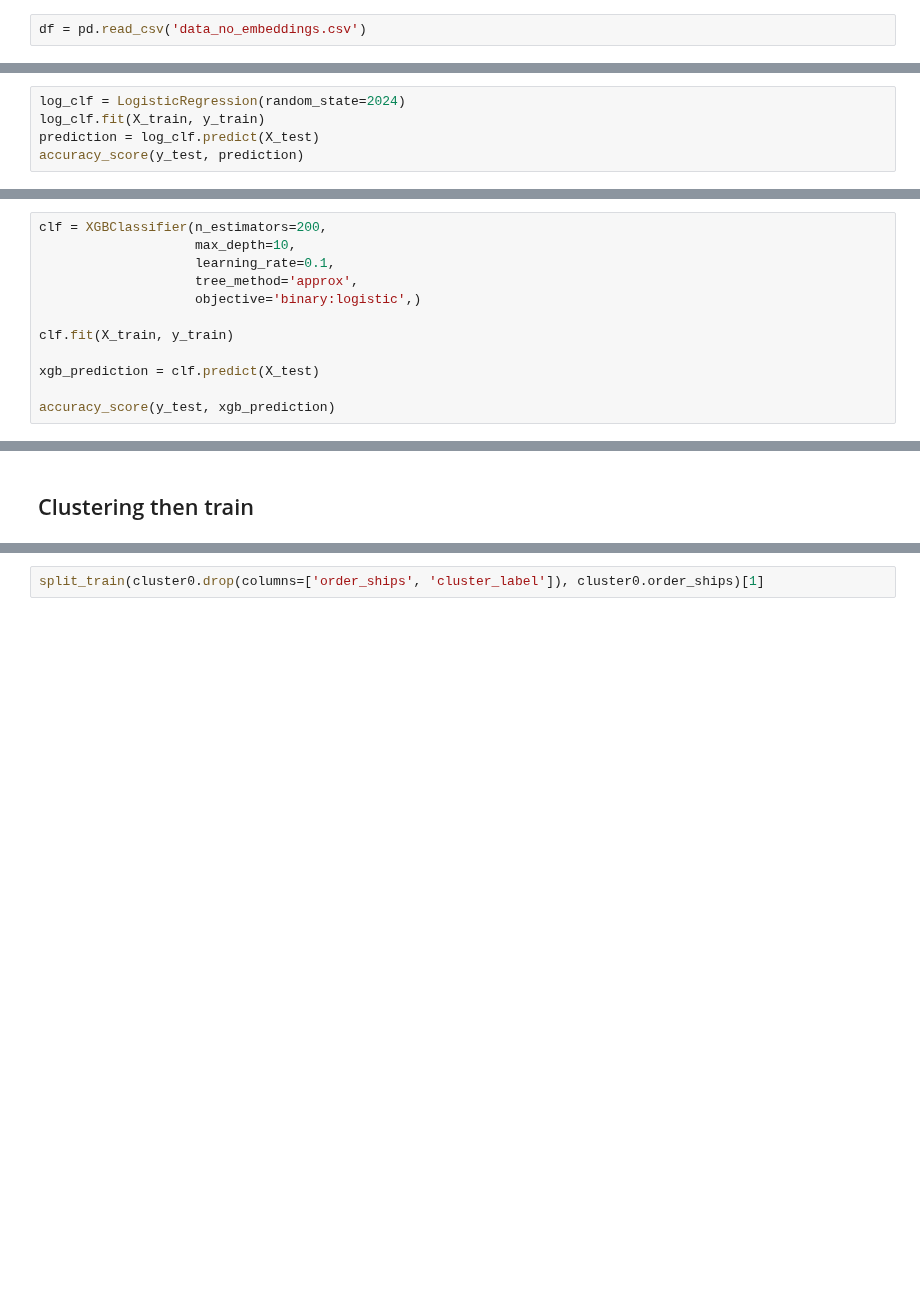
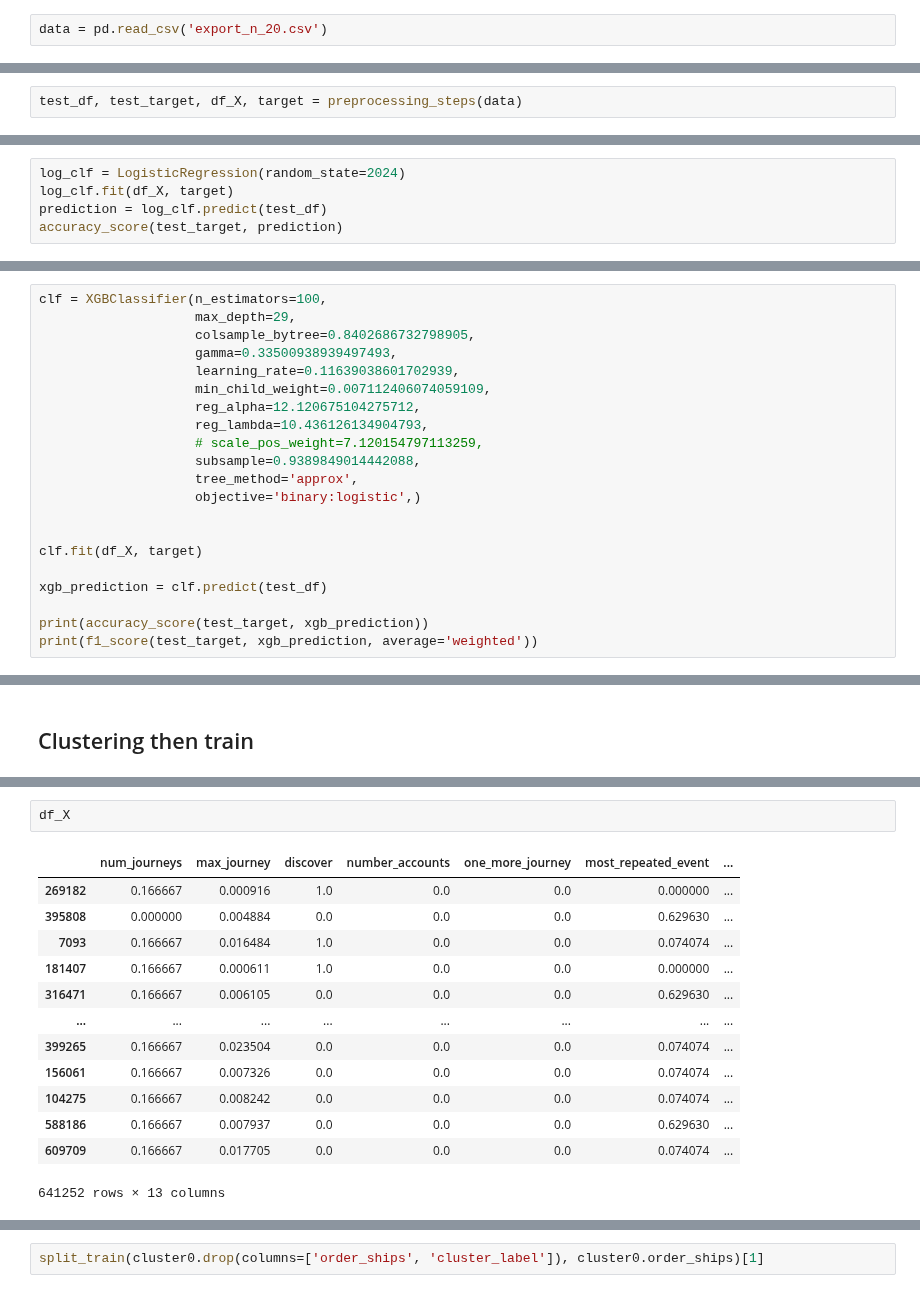
Before and after one commit to taroii/STATSM148, a Jupyter notebook: Python-Files/darren_simple_model_training.ipynb, the cells around one changed output, grey strips where cells are left out. Saved outputs shown, nothing was run; the diff lists cells and outputs as text; blank space fills up the shorter version.

```diff
--- a/Python-Files/darren_simple_model_training.ipynb
+++ b/Python-Files/darren_simple_model_training.ipynb
@@ -14,4 +14,4 @@ import tqdm.notebook
 # %% [markdown]
 # Read in available data
 # %%
-df = pd.read_csv('data_no_embeddings.csv')
+data = pd.read_csv('export_n_20.csv')
@@ -46,3 +46,5 @@ sum(df.order_ships)
+# %%
+test_df, test_target, df_X, target = preprocessing_steps(data)
 # %%
 def scaler(col):
     return (col - np.min(col)) / (np.max(col) - np.min(col))
@@ -68,7 +71,7 @@ X_train, X_test, y_train, y_test = train_test_split(df_X, target, train_size=.8,
 ## Models
 # %%
 log_clf = LogisticRegression(random_state=2024)
-log_clf.fit(X_train, y_train)
-prediction = log_clf.predict(X_test)
-accuracy_score(y_test, prediction)
+log_clf.fit(df_X, target)
+prediction = log_clf.predict(test_df)
+accuracy_score(test_target, prediction)
 # %% [output]
@@ -76,13 +79,22 @@ accuracy_score(y_test, prediction)
 # %%
-clf = XGBClassifier(n_estimators=200,
-                    max_depth=10,
-                    learning_rate=0.1,
+clf = XGBClassifier(n_estimators=100,
+                    max_depth=29,
+                    colsample_bytree=0.8402686732798905,
+                    gamma=0.33500938939497493,
+                    learning_rate=0.11639038601702939,
+                    min_child_weight=0.007112406074059109,
+                    reg_alpha=12.120675104275712,
+                    reg_lambda=10.436126134904793,
+                    # scale_pos_weight=7.120154797113259,
+                    subsample=0.9389849014442088,
                     tree_method='approx',
                     objective='binary:logistic',)
 
-clf.fit(X_train, y_train)
 
-xgb_prediction = clf.predict(X_test)
+clf.fit(df_X, target)
 
-accuracy_score(y_test, xgb_prediction)
+xgb_prediction = clf.predict(test_df)
+
+print(accuracy_score(test_target, xgb_prediction))
+print(f1_score(test_target, xgb_prediction, average='weighted'))
 # %% [output]
@@ -256,0 +328,16 @@ cluster1 = test[test.cluster_label == 1]
+# %%
+df_X
+# %% [output]
+|  | num_journeys | max_journey | discover | number_accounts | one_more_journey | most_repeated_event | ... |
+| 269182 | 0.166667 | 0.000916 | 1.0 | 0.0 | 0.0 | 0.000000 | ... |
+| 395808 | 0.000000 | 0.004884 | 0.0 | 0.0 | 0.0 | 0.629630 | ... |
+| 7093 | 0.166667 | 0.016484 | 1.0 | 0.0 | 0.0 | 0.074074 | ... |
+| 181407 | 0.166667 | 0.000611 | 1.0 | 0.0 | 0.0 | 0.000000 | ... |
+| 316471 | 0.166667 | 0.006105 | 0.0 | 0.0 | 0.0 | 0.629630 | ... |
+| ... | ... | ... | ... | ... | ... | ... | ... |
+| 399265 | 0.166667 | 0.023504 | 0.0 | 0.0 | 0.0 | 0.074074 | ... |
+| 156061 | 0.166667 | 0.007326 | 0.0 | 0.0 | 0.0 | 0.074074 | ... |
+| 104275 | 0.166667 | 0.008242 | 0.0 | 0.0 | 0.0 | 0.074074 | ... |
+| 588186 | 0.166667 | 0.007937 | 0.0 | 0.0 | 0.0 | 0.629630 | ... |
+| 609709 | 0.166667 | 0.017705 | 0.0 | 0.0 | 0.0 | 0.074074 | ... |
+641252 rows × 13 columns
```
Also changed, not shown: parts of 22 cells of this notebook.
